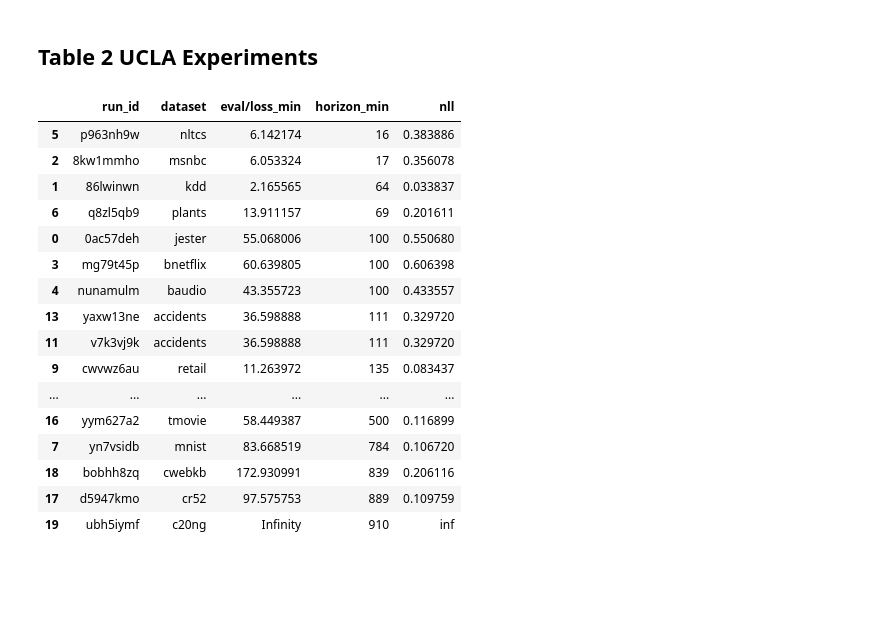
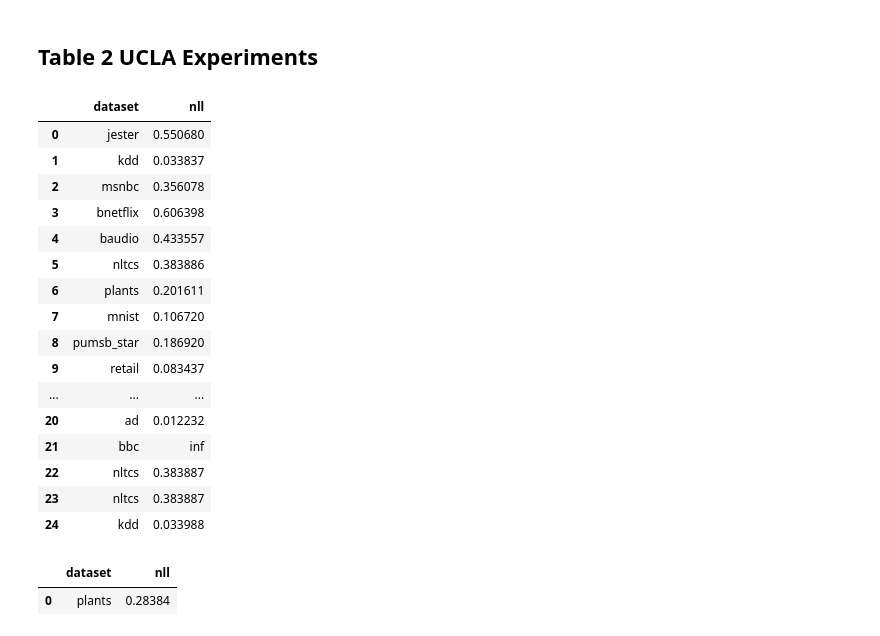
Before and after one commit to marawangamal/ptn, a Jupyter notebook: scripts/results.ipynb, the cells around one changed output. Cells and saved outputs as stored; diff of their text form; code cells hidden in the pictures; blank space fills up the shorter version.

```diff
--- a/scripts/results.ipynb
+++ b/scripts/results.ipynb
@@ -265,6 +284,7 @@ sns.catplot(
 import wandb
 import numpy as np
 import pandas as pd
+from tqdm import tqdm
 
 def load_wandb_runs(
     project: str,
@@ -298,14 +318,16 @@ def load_wandb_runs(
             for attr in config_attrs:
                 row[attr] = run.config.get(attr, None)
 
-        # pull logs
+        # pull logs - get full history first, then filter
         if log_specs:
-            history = run.history(keys=[spec["name"] for spec in log_specs])
+            # Get full history instead of filtering by keys
+            history = run.history()
+
             for spec in log_specs:
                 key = spec["name"]
                 reduce = spec.get("reduce", "last")
 
-                if key not in history:
+                if key not in history.columns:
                     row[f"{key}_{reduce}"] = None
                     continue
 
@@ -328,4 +350,4 @@ def load_wandb_runs(
 
     return pd.DataFrame(rows)
 # %%
-df = load_wandb_runs('ptn-dmrg', log_specs=[{'name': 'eval/loss', 'reduce': 'min'}, {'name': 'horizon', 'reduce': 'min'}], config_attrs=['dataset'])
+df_dmrg = load_wandb_runs('ptn-dmrg', log_specs=[{'name': 'eval/loss', 'reduce': 'min'}, {'name': 'horizon', 'reduce': 'min'}], config_attrs=['dataset'])
@@ -332,27 +356,42 @@ df = load_wandb_runs('ptn-dmrg', log_specs=[{'name': 'eval/loss', 'reduce': 'min
 # %%
-dfc = df.copy()
-dfc = dfc[dfc['state'] == 'finished']
-dfc['nll'] = dfc['eval/loss_min'].astype(float) / dfc['horizon_min'].astype(float)
-dfc['dataset'] = dfc['name'].map(lambda x: x.split('-')[0])
+# UCLA x DMRG
+df_dmrg_proc = df_dmrg.copy()
+df_dmrg_proc = df_dmrg_proc[df_dmrg_proc['state'] == 'finished']
+df_dmrg_proc['nll'] = df_dmrg_proc['eval/loss_min'].astype(float) / df_dmrg_proc['horizon_min'].astype(float)
+df_dmrg_proc['dataset'] = df_dmrg_proc['name'].map(lambda x: x.split('-')[0])
 # Keep only relevant columns for summary
 cols_to_keep = ["run_id", "dataset", "eval/loss_min", "horizon_min", "nll"]
-dfc = dfc[cols_to_keep]
-dfc.sort_values("horizon_min")
+df_dmrg_proc = df_dmrg_proc[cols_to_keep]
+df_dmrg_proc.sort_values("horizon_min")
+df_dmrg_proc = df_dmrg_proc[['dataset', 'nll']]
+df_dmrg_proc
 # %% [output]
-|  | run_id | dataset | eval/loss_min | horizon_min | nll |
-| 5 | p963nh9w | nltcs | 6.142174 | 16 | 0.383886 |
-| 2 | 8kw1mmho | msnbc | 6.053324 | 17 | 0.356078 |
-| 1 | 86lwinwn | kdd | 2.165565 | 64 | 0.033837 |
-| 6 | q8zl5qb9 | plants | 13.911157 | 69 | 0.201611 |
-| 0 | 0ac57deh | jester | 55.068006 | 100 | 0.550680 |
-| 3 | mg79t45p | bnetflix | 60.639805 | 100 | 0.606398 |
-| 4 | nunamulm | baudio | 43.355723 | 100 | 0.433557 |
-| 13 | yaxw13ne | accidents | 36.598888 | 111 | 0.329720 |
-| 11 | v7k3vj9k | accidents | 36.598888 | 111 | 0.329720 |
-| 9 | cwvwz6au | retail | 11.263972 | 135 | 0.083437 |
-| ... | ... | ... | ... | ... | ... |
-| 16 | yym627a2 | tmovie | 58.449387 | 500 | 0.116899 |
-| 7 | yn7vsidb | mnist | 83.668519 | 784 | 0.106720 |
-| 18 | bobhh8zq | cwebkb | 172.930991 | 839 | 0.206116 |
-| 17 | d5947kmo | cr52 | 97.575753 | 889 | 0.109759 |
-| 19 | ubh5iymf | c20ng | Infinity | 910 | inf |
+|  | dataset | nll |
+| 0 | jester | 0.550680 |
+| 1 | kdd | 0.033837 |
+| 2 | msnbc | 0.356078 |
+| 3 | bnetflix | 0.606398 |
+| 4 | baudio | 0.433557 |
+| 5 | nltcs | 0.383886 |
+| 6 | plants | 0.201611 |
+| 7 | mnist | 0.106720 |
+| 8 | pumsb_star | 0.186920 |
+| 9 | retail | 0.083437 |
+| ... | ... | ... |
+| 20 | ad | 0.012232 |
+| 21 | bbc | inf |
+| 22 | nltcs | 0.383887 |
+| 23 | nltcs | 0.383887 |
+| 24 | kdd | 0.033988 |
+# %%
+# UCLA x PTN
+import pandas as pd
+df_ptn_proc = df_ptn.copy()
+df_ptn_proc = df_ptn_proc[df_ptn_proc['state'] == 'finished']
+df_ptn_proc['nll'] = df_ptn_proc['val/loss_min'].astype(float)
+df_ptn_proc = df_ptn_proc[['dataset', 'model', 'nll']]
+df_ptn_proc = df_ptn_proc.groupby(['dataset']).agg({'nll': 'min'}).reset_index()
+df_ptn_proc
+# %% [output]
+|  | dataset | nll |
+| 0 | plants | 0.28384 |
```
Also changed, not shown: parts of 6 cells of this notebook, 10 other files.
